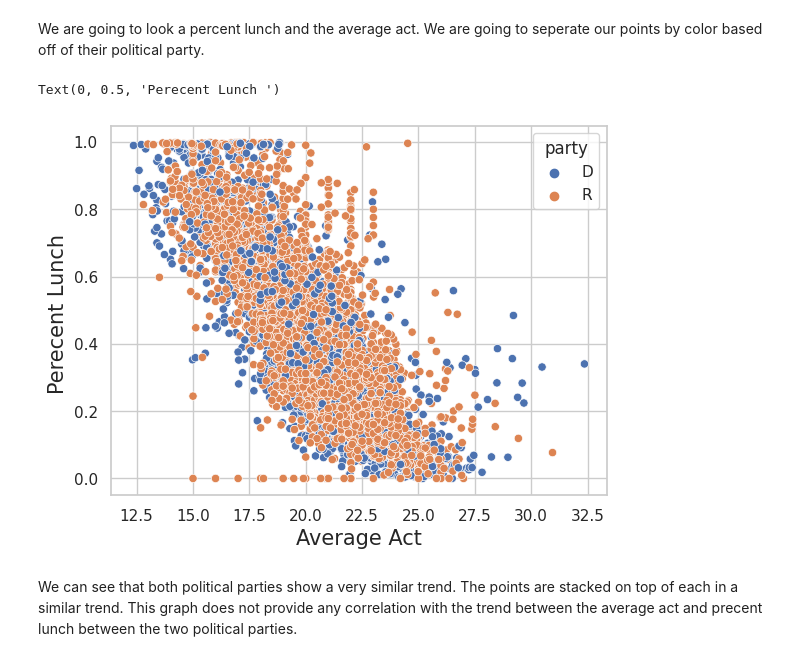
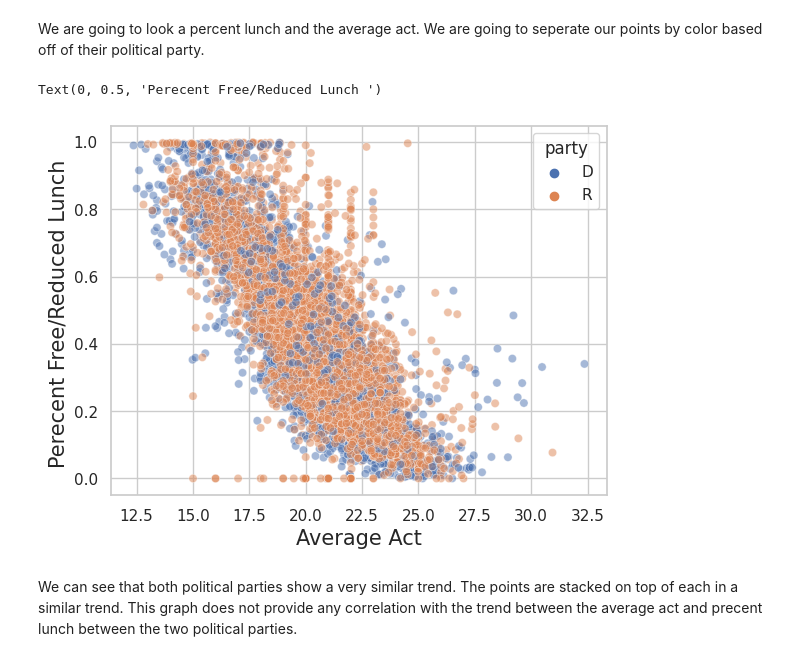
Before and after one commit to supreetsandhu/Education-Inequality, a Jupyter notebook: DATA_3320_Education_Analysis.ipynb, the cells around one changed output. Saved outputs shown, nothing was run; the diff lists cells and outputs as text; code cells hidden in the pictures.

```diff
--- a/DATA_3320_Education_Analysis.ipynb
+++ b/DATA_3320_Education_Analysis.ipynb
@@ -449,12 +451,12 @@ We are now going to examine the average act score and our predictor factors that
 # %% [markdown]
 We are going to look a percent lunch and the average act. We are going to seperate our points by color based off of their political party.
 # %%
-sns.scatterplot(data=df3, x='average_act', y='percent_lunch', hue = 'party')
+sns.scatterplot(data=df3, x='average_act', y='percent_lunch', hue = 'party', alpha = 0.5)
 plt.xlabel('Average Act', fontsize=15)
-plt.ylabel('Perecent Lunch ', fontsize=15)
+plt.ylabel('Perecent Free/Reduced Lunch ', fontsize=15)
 # %% [output]
-Text(0, 0.5, 'Perecent Lunch ')
+Text(0, 0.5, 'Perecent Free/Reduced Lunch ')
-[figure, old version]
+[figure, new version]
 # %% [markdown]
 We can see that both political parties show a very similar trend. The points are stacked on top of each in a similar trend. This graph does not provide any correlation with the trend between  the average act and precent lunch between the two political parties.
 # %% [markdown]
```
Also changed, not shown: parts of 7 cells of this notebook.
